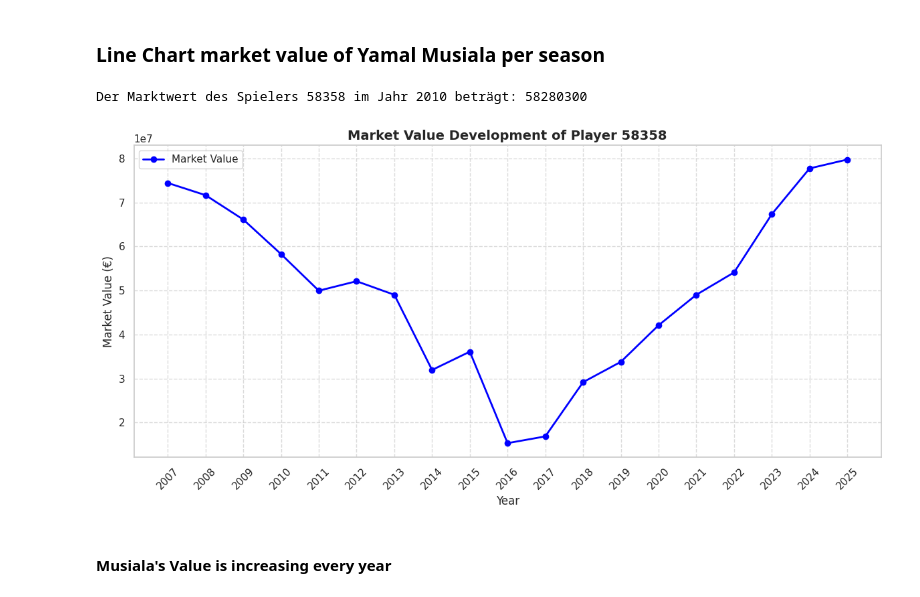
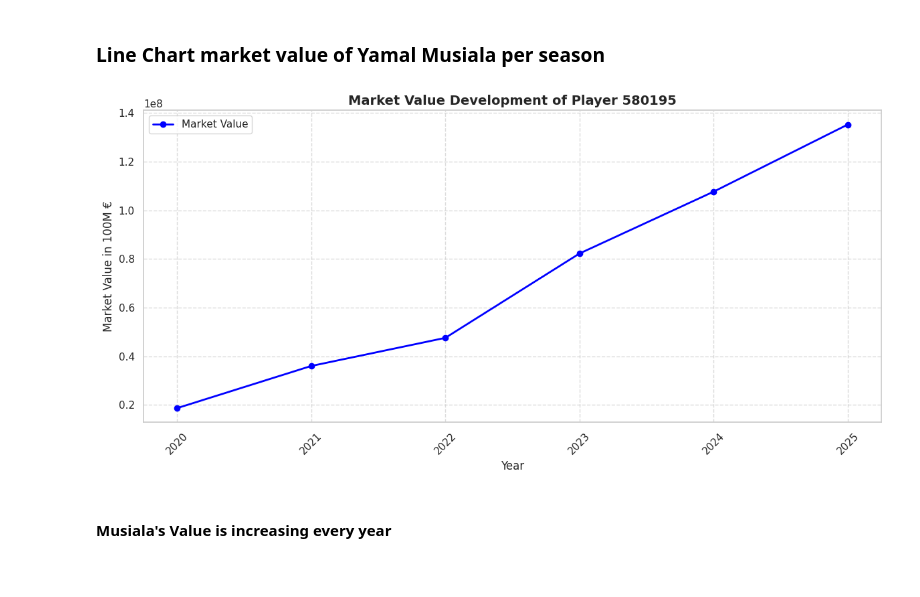
Before and after one commit to loretyan/ProjectDataAnalytics, a Jupyter notebook: Bundesliga.ipynb, the cells around one changed output. Drawn from its saved outputs; the diff is of its cells as text; code cells hidden in the pictures.

```diff
--- a/Bundesliga.ipynb
+++ b/Bundesliga.ipynb
@@ -633,58 +678,34 @@ plt.show()
 [figure]
 # %% [markdown]
 ### Line Chart market value of Yamal Musiala per season
-# %%
-# Jahr, für das der Marktwert geprüft werden soll
-year = 2010
-
-# Spieler-ID definieren
-player_id = 58358
-
-# Daten für den spezifischen Spieler filtern
-player_data = df_value[df_value['player_id'] == player_id]
-
-# Überprüfen, ob Daten für diesen Spieler existieren
-if player_data.empty:
-    print(f"Keine Daten für Spieler mit ID {player_id} gefunden.")
-else:
-    # Daten für das gewählte Jahr filtern
-    market_value_row = player_data[player_data['year'] == year]
-
-    if not market_value_row.empty:
-        market_value = market_value_row['avg_market_value'].values[0]
-        print(f"Der Marktwert des Spielers {player_id} im Jahr {year} beträgt: {market_value}")
-    else:
-        print(f"Keine Marktwertdaten für das Jahr {year} gefunden.")
-# %% [output]
-Der Marktwert des Spielers 58358 im Jahr 2010 beträgt: 58280300
 # %%
-player_id = 58358
+player_id = 580195
 
 player_value = df_value[df_value['player_id'] == player_id].copy()
 
 # Fehlende Werte entfernen und Daten korrekt formatieren
 player_value['year'] = pd.to_numeric(player_value['year'], errors='coerce')
 player_value['avg_market_value'] = pd.to_numeric(player_value['avg_market_value'], errors='coerce')
 player_value = player_value.dropna(subset=['year', 'avg_market_value'])
 
 # Nach Jahr sortieren
 player_value = player_value.sort_values('year')
 
 # Plot erstellen
 plt.figure(figsize=(12, 6))
 plt.plot(player_value['year'], player_value['avg_market_value'],
          marker='o', linestyle='-', color='blue', linewidth=2, markersize=6, label='Market Value')
 
 plt.title(f'Market Value Development of Player {player_id}', fontsize=14, fontweight='bold')
 plt.xlabel('Year', fontsize=12)
-plt.ylabel('Market Value (€)', fontsize=12)
+plt.ylabel('Market Value in 100M €', fontsize=12) # sonst wird es zu eng mit dem platz
 plt.grid(True, linestyle='--', alpha=0.7)
 plt.xticks(player_value['year'], rotation=45)
 plt.legend()
 plt.tight_layout()
 plt.show()
 # %% [output]
-[figure, old version]
+[figure, new version]
 # %% [markdown]
 #### Musiala's Value is increasing every year
 # %% [markdown]
```
Also changed, not shown: parts of 13 cells of this notebook.
